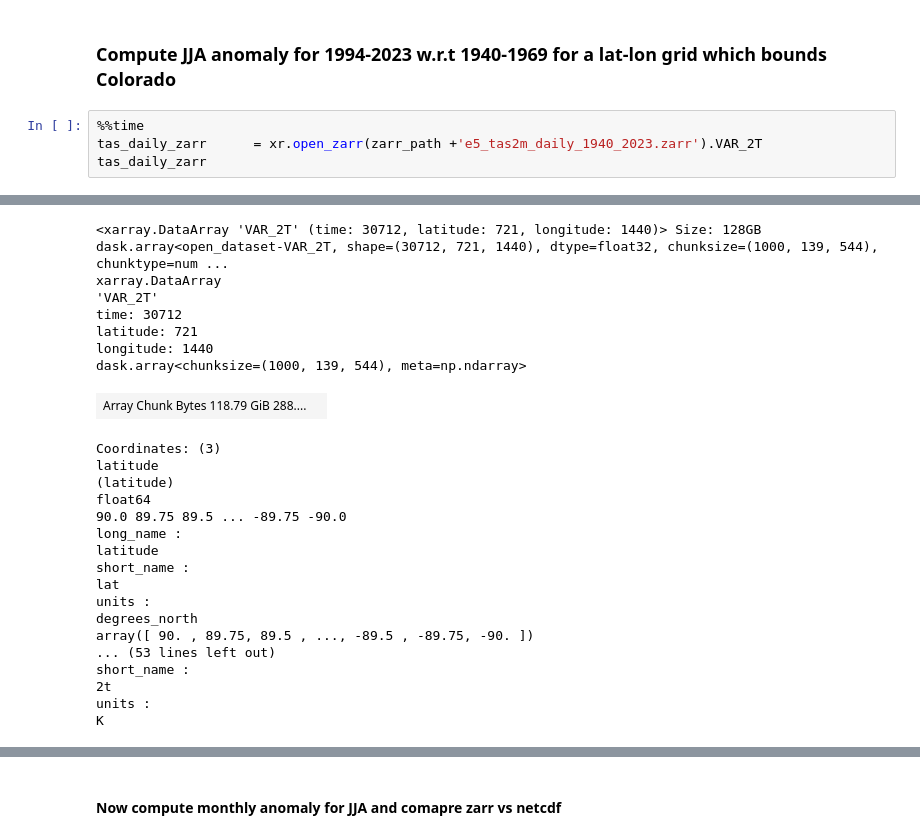
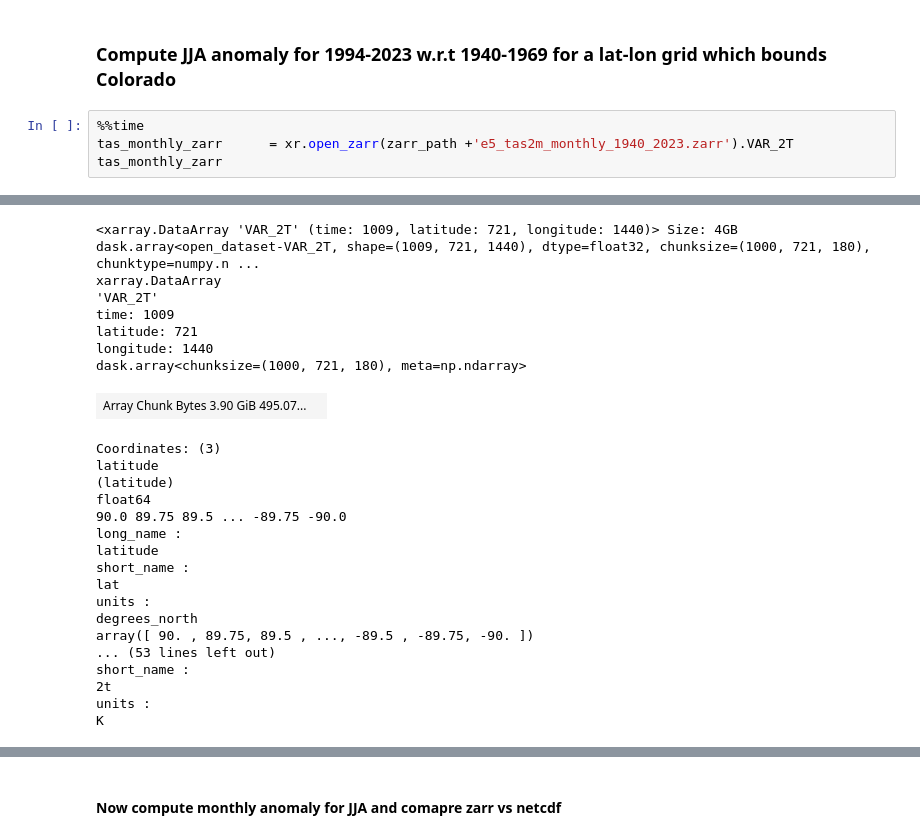
Before and after one commit to NCAR/arco_experiments, a Jupyter notebook: jja_anomaly.ipynb, the cells around one changed output, grey strips where cells are left out. Drawn from its saved outputs; the diff is of its cells as text.

```diff
--- a/jja_anomaly.ipynb
+++ b/jja_anomaly.ipynb
@@ -92,6 +90,6 @@ Worker: PBSCluster-0
 ### Compute JJA anomaly for 1994-2023 w.r.t 1940-1969 for a lat-lon grid which bounds Colorado
 # %%
 %%time
-tas_daily_zarr      = xr.open_zarr(zarr_path +'e5_tas2m_daily_1940_2023.zarr').VAR_2T
-tas_daily_zarr
+tas_monthly_zarr      = xr.open_zarr(zarr_path +'e5_tas2m_monthly_1940_2023.zarr').VAR_2T
+tas_monthly_zarr
 # %% [output]
@@ -100,11 +98,11 @@ Wall time: 8.06 ms
-<xarray.DataArray 'VAR_2T' (time: 30712, latitude: 721, longitude: 1440)> Size: 128GB dask.array<open_dataset-VAR_2T, shape=(30712, 721, 1440), dtype=float32, chunksize=(1000, 139, 544), chunktype=num ...
+<xarray.DataArray 'VAR_2T' (time: 1009, latitude: 721, longitude: 1440)> Size: 4GB dask.array<open_dataset-VAR_2T, shape=(1009, 721, 1440), dtype=float32, chunksize=(1000, 721, 180), chunktype=numpy.n ...
 xarray.DataArray
 'VAR_2T'
-time: 30712
+time: 1009
 latitude: 721
 longitude: 1440
-dask.array<chunksize=(1000, 139, 544), meta=np.ndarray>
+dask.array<chunksize=(1000, 721, 180), meta=np.ndarray>
-| Array Chunk Bytes 118.79 GiB 288.... |  |
+| Array Chunk Bytes 3.90 GiB 495.07... |  |
 Coordinates: (3)
 latitude
 (latitude)
```
Also changed, not shown: parts of 14 cells of this notebook, 5 other files.
